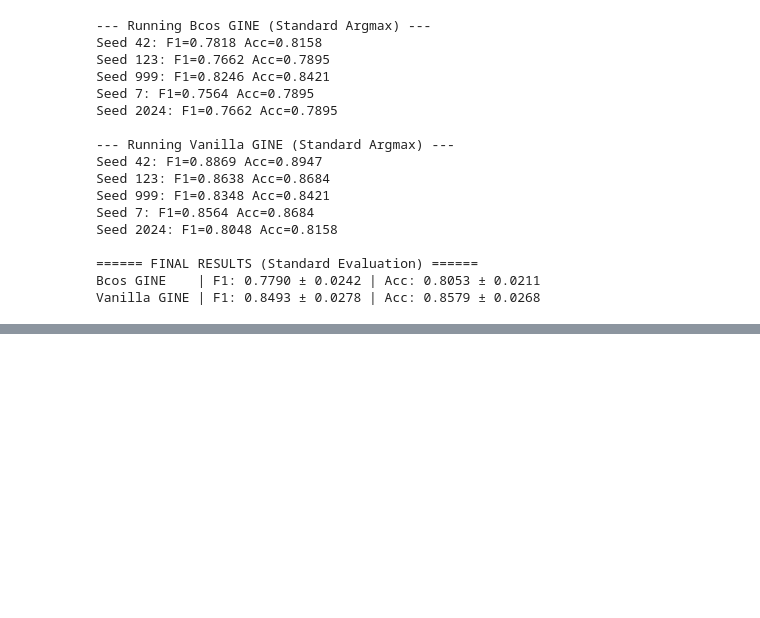
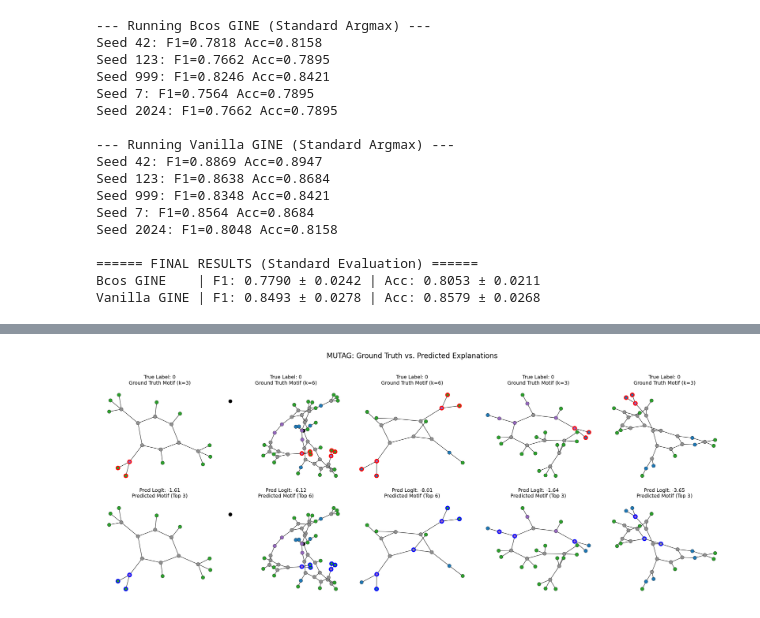
Before and after one commit to CruelMarco/bcosgnn, a Jupyter notebook: shaique_updates/codes/mutag_experiments/bcos_gin_mutag.ipynb, the cells around one changed output, grey strips where cells are left out. Drawn from its saved outputs; the diff is of its cells as text; code cells hidden in the pictures; blank space fills up the shorter version.

```diff
--- a/shaique_updates/codes/mutag_experiments/bcos_gin_mutag.ipynb
+++ b/shaique_updates/codes/mutag_experiments/bcos_gin_mutag.ipynb
@@ -469,8 +586,9 @@ train_hyperparams = {
     "lr": 1e-3,
 }
 
-num_features = dataset.num_features
-edge_dim = dataset[0].edge_attr.size(1) if dataset[0].edge_attr is not None else 1
+first_graph = dataset[0]
+num_features = int(first_graph.x.shape[-1]) if hasattr(first_graph, "x") else int(first_graph.num_features)
+edge_dim = int(first_graph.edge_attr.size(1)) if getattr(first_graph, "edge_attr", None) is not None else 1
 print(f"Using node_size={num_features}, edge_dim={edge_dim}")
 
 best_hyperparams = {
@@ -1104,0 +1451,88 @@ Vanilla GINE | F1: 0.8493 ± 0.0278 | Acc: 0.8579 ± 0.0268
+# %%
+import matplotlib.pyplot as plt
+import networkx as nx
+import torch
+
+# Ensure model is on the right device and in eval mode
+DEVICE = torch.device("cuda" if torch.cuda.is_available() else "cpu")
+best_model = best_model.to(DEVICE)
+best_model.eval()
+
+# 1. Select 5 sample graphs from the test set that have ground truth masks (Class 0)
+sample_graphs = []
+for d in test_dataset:
+    if _get_node_mask(d) is not None and d.y.item() == 0:
+        sample_graphs.append(d)
+    if len(sample_graphs) == 5:
+        break
+
+# 2. Set up the matplotlib figure (2 rows, 5 columns)
+fig, axes = plt.subplots(2, 5, figsize=(25, 10))
+fig.suptitle("MUTAG: Ground Truth vs. Predicted Explanations", fontsize=20)
+
+for i, data in enumerate(sample_graphs):
+    d = data.to(DEVICE)
+    d.batch = torch.zeros(d.x.size(0), dtype=torch.long, device=DEVICE)
+
+    # Get ground truth mask and label
+    gt_mask = _get_node_mask(d)
+    true_label = d.y.item()
+
+    # 3. Model Prediction & Explanation
+    with torch.no_grad():
+        out = best_model(d.x, d.edge_index, d.edge_attr, d.batch)
+        pred_logit = out.item()
+
+    contrib = explain_edge_attr(
+        best_model, d.x, d.edge_index, d.edge_attr, d.batch, target=None
+    )
+    scores = node_scores_from_contrib(contrib["x"])
+
+    # Create NetworkX graph for plotting
+    g = nx.Graph()
+    g.add_nodes_from(range(data.num_nodes))
+    g.add_edges_from(data.edge_index.t().tolist())
+    pos = nx.spring_layout(g, seed=42)
+    base_colors = get_node_colors(data) # Using your existing atom color mapping
+
+    # ==========================================
+    # Row 0: Ground Truth
+    # ==========================================
+    ax_gt = axes[0, i]
+    if gt_mask is not None:
+        # Highlight ground truth nodes with thick red borders
+        node_edgecolors_gt = ["red" if m else "black" for m in gt_mask]
+        node_linewidths_gt = [3.0 if m else 0.5 for m in gt_mask]
+        gt_k = int(gt_mask.sum())
+    else:
+        node_edgecolors_gt = "black"
+        node_linewidths_gt = 0.5
+        gt_k = 0
+
+    nx.draw(g, pos, ax=ax_gt, with_labels=False, node_size=100,
+            node_color=base_colors, edgecolors=node_edgecolors_gt, linewidths=node_linewidths_gt)
+    ax_gt.set_title(f"True Label: {true_label}\nGround Truth Motif (k={gt_k})", fontsize=14)
+
+    # ==========================================
+    # Row 1: Predicted Motif
+    # ==========================================
+    ax_pred = axes[1, i]
+
+    # Dynamic K: Highlight the top K nodes based on attribution scores,
+    # where K matches the size of the ground truth motif
+    top_idx = scores.argsort()[-gt_k:][::-1] if gt_k > 0 else []
+
+    # Highlight predicted nodes with thick blue borders
+    node_edgecolors_pred = ["blue" if idx in top_idx else "black" for idx in range(data.num_nodes)]
+    node_linewidths_pred = [3.0 if idx in top_idx else 0.5 for idx in range(data.num_nodes)]
+
+    nx.draw(g, pos, ax=ax_pred, with_labels=False, node_size=100,
+            node_color=base_colors, edgecolors=node_edgecolors_pred, linewidths=node_linewidths_pred)
+
+    # Display the predicted logit (using your earlier threshold code, < 0.66 usually means class 0/mutagenic)
+    ax_pred.set_title(f"Pred Logit: {pred_logit:.2f}\nPredicted Motif (Top {gt_k})", fontsize=14)
+
+plt.tight_layout(rect=[0, 0, 1, 0.95])
+plt.show()
+# %% [output]
+[figure, added]
```
Also changed, not shown: parts of 15 cells of this notebook, 9 other files.
